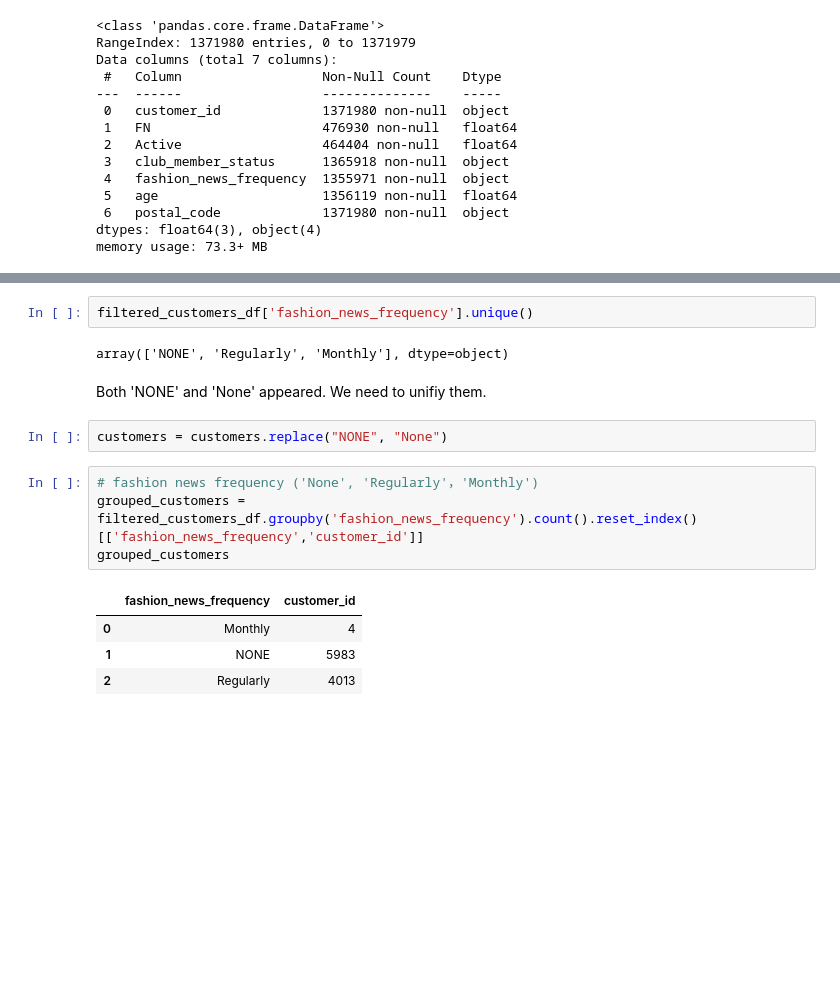
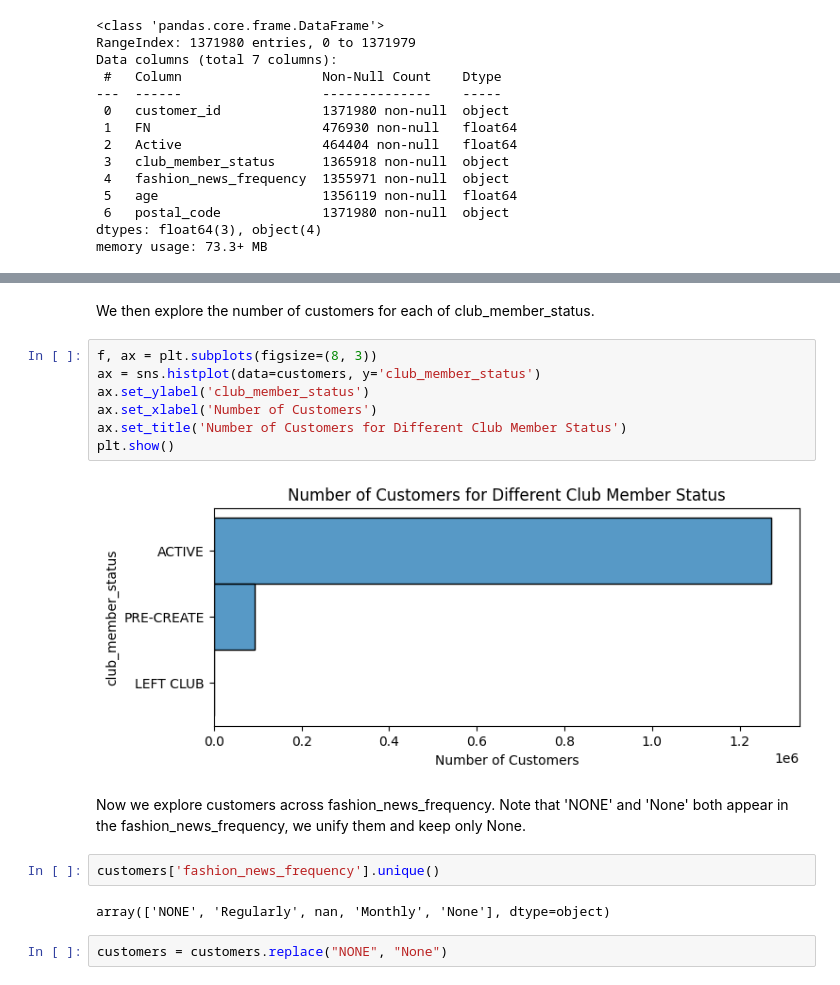
Before and after one commit to caoxi0312/FashionNet, a Jupyter notebook: ProjectEDA.ipynb, the cells around one changed output, grey strips where cells are left out. Saved outputs shown, nothing was run; the diff lists cells and outputs as text; blank space fills up the shorter version.

```diff
--- a/ProjectEDA.ipynb
+++ b/ProjectEDA.ipynb
@@ -206,17 +138,19 @@ Text(0.5, 1.0, 'Active customers vs Not Active')
+# %% [markdown]
+We then explore the number of customers for each of club_member_status.
+# %%
+f, ax = plt.subplots(figsize=(8, 3))
+ax = sns.histplot(data=customers, y='club_member_status')
+ax.set_ylabel('club_member_status')
+ax.set_xlabel('Number of Customers')
+ax.set_title('Number of Customers for Different Club Member Status')
+plt.show()
+# %% [output]
+[figure, added]
+# %% [markdown]
+Now we explore customers across fashion_news_frequency. Note that 'NONE' and 'None' both appear in the fashion_news_frequency, we unify them and keep only None.
 # %%
-filtered_customers_df['fashion_news_frequency'].unique()
+customers['fashion_news_frequency'].unique()
 # %% [output]
-array(['NONE', 'Regularly', 'Monthly'], dtype=object)
+array(['NONE', 'Regularly', nan, 'Monthly', 'None'], dtype=object)
-# %% [markdown]
-Both 'NONE' and 'None' appeared. We need to unifiy them.
 # %%
 customers = customers.replace("NONE", "None")
-# %%
-# fashion news frequency ('None', 'Regularly'，'Monthly')
-grouped_customers = filtered_customers_df.groupby('fashion_news_frequency').count().reset_index()[['fashion_news_frequency','customer_id']]
-grouped_customers
-# %% [output]
-|  | fashion_news_frequency | customer_id |
-| 0 | Monthly | 4 |
-| 1 | NONE | 5983 |
-| 2 | Regularly | 4013 |
```
Also changed, not shown: parts of 55 cells of this notebook, 3 other files.
